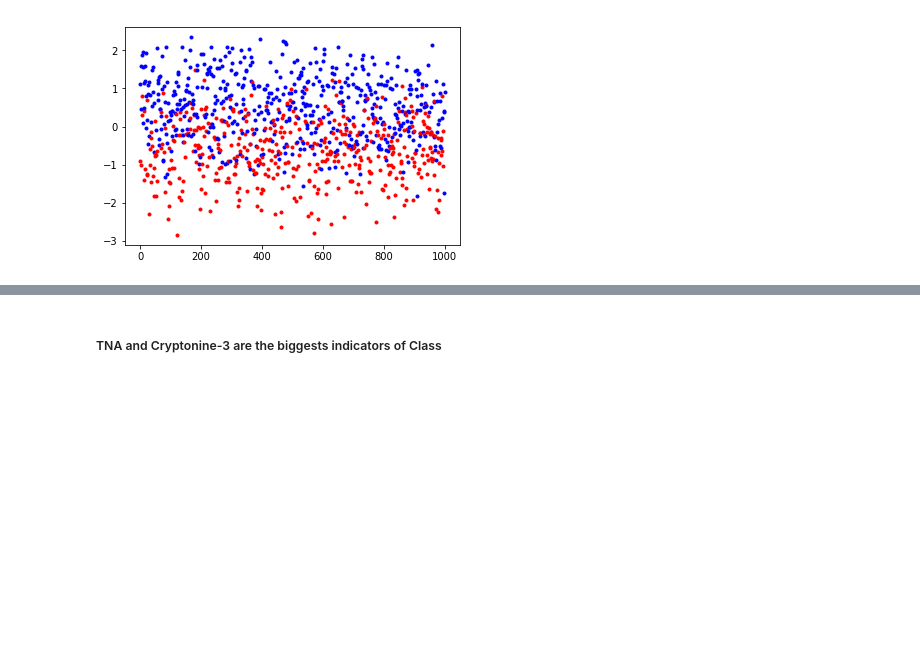
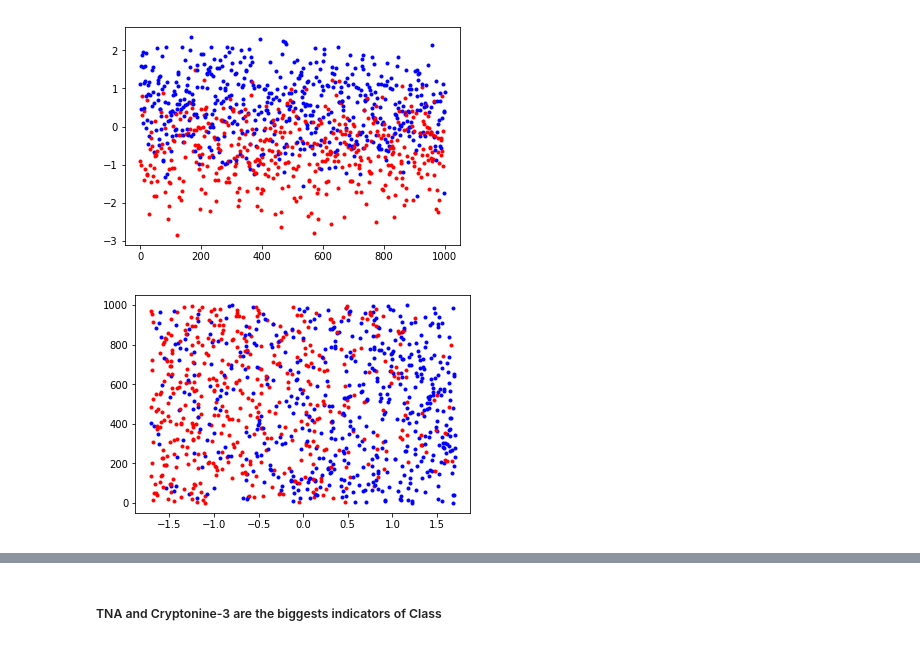
Before and after one commit to danielleos/UKSA, a Jupyter notebook: predictClass.ipynb, the cells around one changed output, grey strips where cells are left out. Saved outputs shown, nothing was run; the diff lists cells and outputs as text; code cells hidden in the pictures; blank space fills up the shorter version.

```diff
--- a/predictClass.ipynb
+++ b/predictClass.ipynb
@@ -113,10 +100,0 @@ for i in range(0,len(scaleTest)):
-# %%
-#c3
-df = scaleTest.as_matrix()
-for i in range(0,len(scaleTest)):
-    if (df[i][13] < 0):
-        #red - 0
-        plt.plot(i, df[i][3], 'r.')
-    else:
-        #blue - 1
-        plt.plot(i, df[i][3], 'b.')
@@ -125,9 +100,0 @@ for i in range(0,len(scaleTest)):
-# %%
-#n3
-for i in range(0,len(scaleTest)):
-    if (df[i][13] < 0):
-        #red - 0
-        plt.plot(i, df[i][9], 'r+')
-    else:
-        #blue - 1
-        plt.plot(i, df[i][9], 'b+')
@@ -136,9 +100,0 @@ for i in range(0,len(scaleTest)):
-# %%
-#n1
-for i in range(0,len(scaleTest)):
-    if (df[i][13] < 0):
-        #red - 0
-        plt.plot(i, df[i][7], 'r+')
-    else:
-        #blue - 1
-        plt.plot(i, df[i][7], 'b+')
@@ -155,3 +109,14 @@ for i in range(0,len(scaleTest)):
         plt.plot(i, df[i][0], 'b.')
 # %% [output]
 [figure]
+# %%
+#c3
+for i in range(0,len(scaleTest)):
+    if (df[i][13] < 0):
+        #red - 0
+        plt.plot(df[i][3], i, 'r.')
+    else:
+        #blue - 1
+        plt.plot(df[i][3], i, 'b.')
+# %% [output]
+[figure, added]
```
Also changed, not shown: parts of 9 cells of this notebook.
